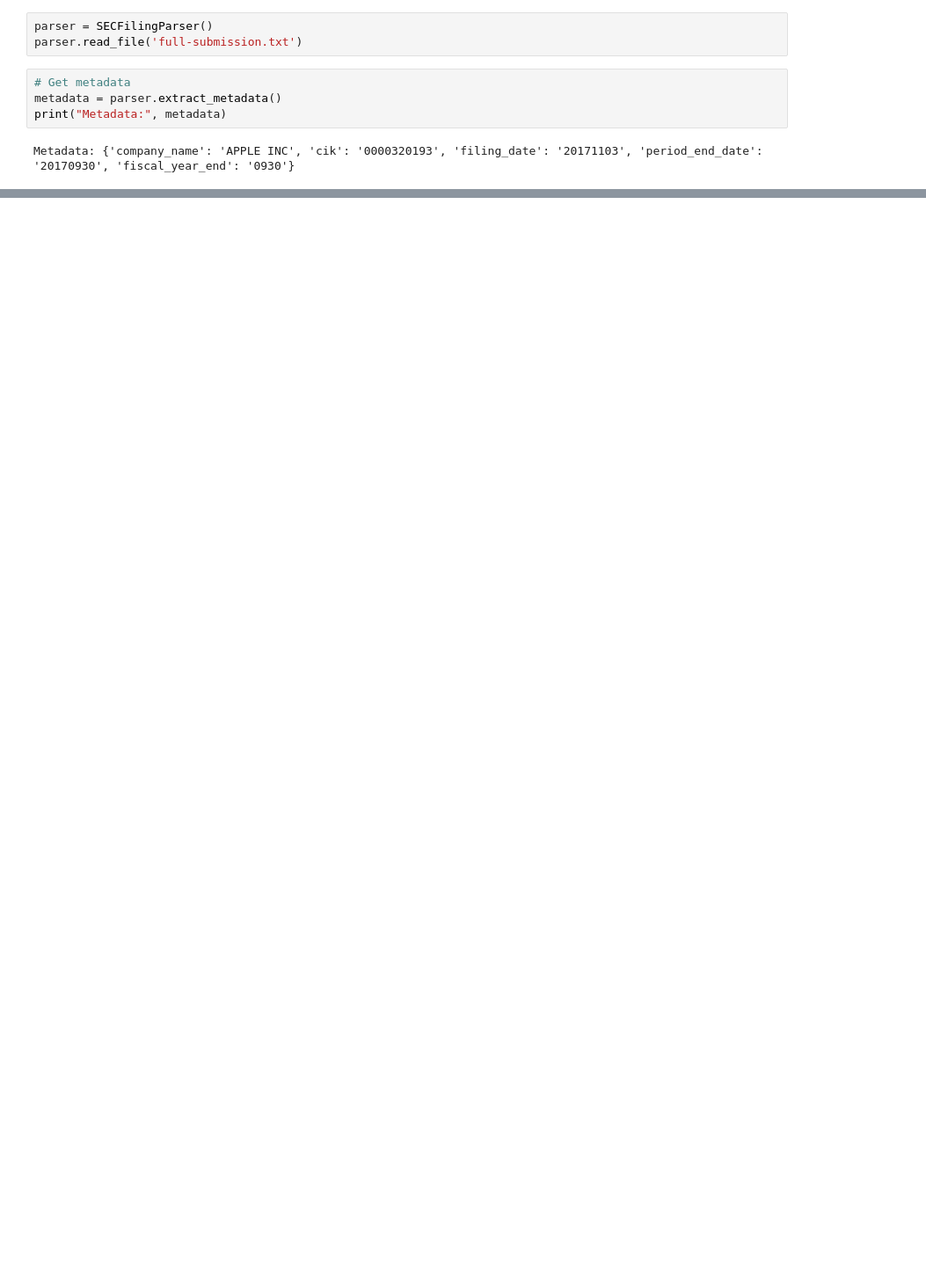
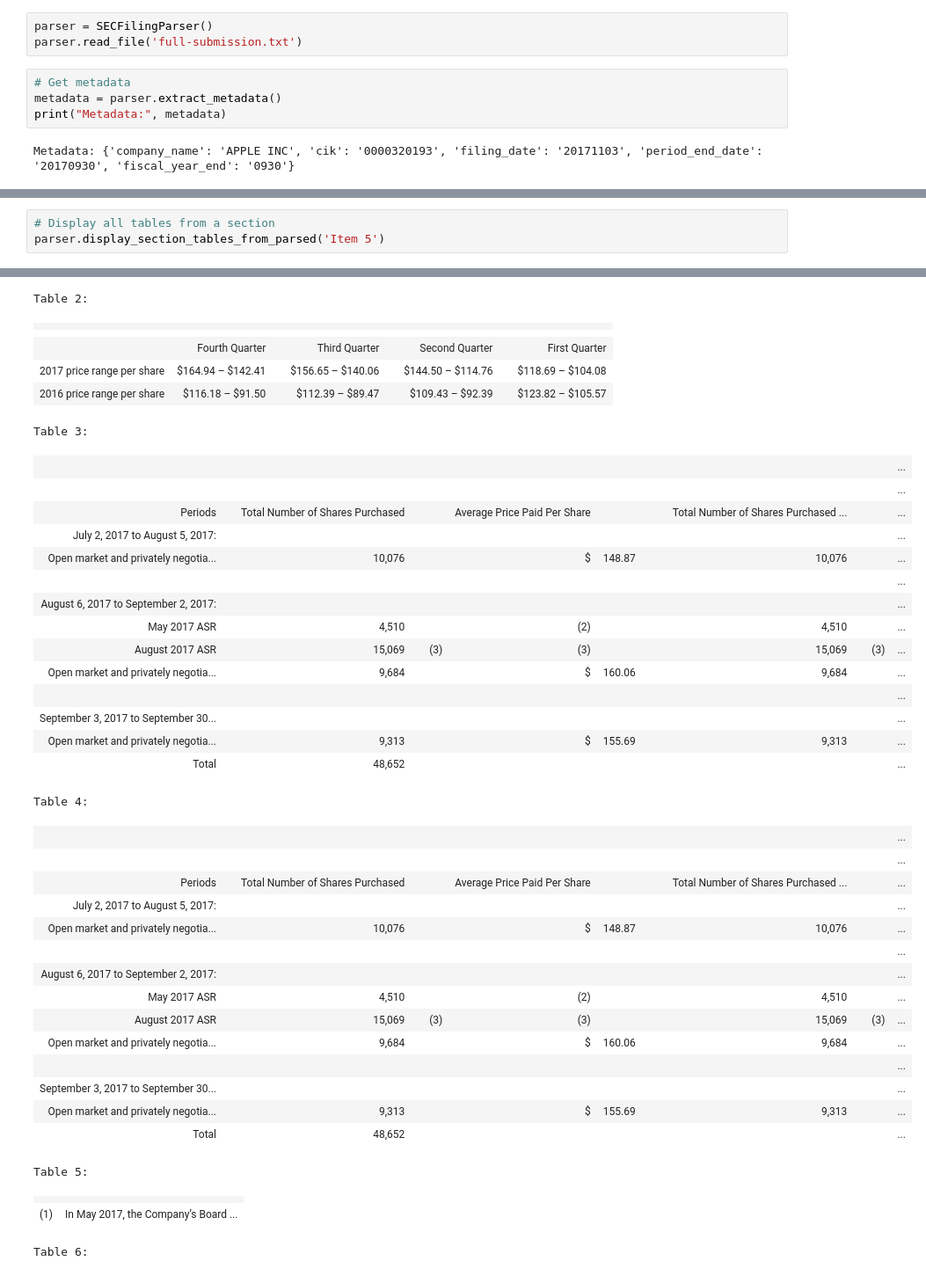
Before and after one commit to robsmith155/maven-enterprise-rag, a Jupyter notebook: process-sec-reports.ipynb, the cells around one changed output, grey strips where cells are left out. Shown at 88% size. Drawn from its saved outputs; the diff is of its cells as text; blank space fills up the shorter version.

```diff
--- a/process-sec-reports.ipynb
+++ b/process-sec-reports.ipynb
@@ -351,0 +188,4 @@ Table 6:
+# %%
+# Display all tables from a section
+parser.display_section_tables_from_parsed('Item 5')
+# %% [output]
@@ -351,0 +200,40 @@ Table 6:
+Table 2:
+|  |  |  |  |  |  |  |  |
+|  |  |  |  |  |  |  |  |
+|  | Fourth Quarter |  | Third Quarter |  | Second Quarter |  | First Quarter |
+| 2017 price range per share | $164.94 – $142.41 |  | $156.65 – $140.06 |  | $144.50 – $114.76 |  | $118.69 – $104.08 |
+| 2016 price range per share | $116.18 – $91.50 |  | $112.39 – $89.47 |  | $109.43 – $92.39 |  | $123.82 – $105.57 |
+Table 3:
+|  |  |  |  |  |  |  |  |  |  |  |  | ... |
+|  |  |  |  |  |  |  |  |  |  |  |  | ... |
+| Periods |  | Total Number of Shares Purchased |  |  | Average Price Paid Per Share |  |  |  | Total Number of Shares Purchased ... |  |  | ... |
+| July 2, 2017 to August 5, 2017: |  |  |  |  |  |  |  |  |  |  |  | ... |
+| Open market and privately negotia... |  | 10,076 |  |  | $ | 148.87 |  |  | 10,076 |  |  | ... |
+|  |  |  |  |  |  |  |  |  |  |  |  | ... |
+| August 6, 2017 to September 2, 2017: |  |  |  |  |  |  |  |  |  |  |  | ... |
+| May 2017 ASR |  | 4,510 |  |  | (2) |  |  |  | 4,510 |  |  | ... |
+| August 2017 ASR |  | 15,069 |  | (3) | (3) |  |  |  | 15,069 |  | (3) | ... |
+| Open market and privately negotia... |  | 9,684 |  |  | $ | 160.06 |  |  | 9,684 |  |  | ... |
+|  |  |  |  |  |  |  |  |  |  |  |  | ... |
+| September 3, 2017 to September 30... |  |  |  |  |  |  |  |  |  |  |  | ... |
+| Open market and privately negotia... |  | 9,313 |  |  | $ | 155.69 |  |  | 9,313 |  |  | ... |
+| Total |  | 48,652 |  |  |  |  |  |  |  |  |  | ... |
+Table 4:
+|  |  |  |  |  |  |  |  |  |  |  |  | ... |
+|  |  |  |  |  |  |  |  |  |  |  |  | ... |
+| Periods |  | Total Number of Shares Purchased |  |  | Average Price Paid Per Share |  |  |  | Total Number of Shares Purchased ... |  |  | ... |
+| July 2, 2017 to August 5, 2017: |  |  |  |  |  |  |  |  |  |  |  | ... |
+| Open market and privately negotia... |  | 10,076 |  |  | $ | 148.87 |  |  | 10,076 |  |  | ... |
+|  |  |  |  |  |  |  |  |  |  |  |  | ... |
+| August 6, 2017 to September 2, 2017: |  |  |  |  |  |  |  |  |  |  |  | ... |
+| May 2017 ASR |  | 4,510 |  |  | (2) |  |  |  | 4,510 |  |  | ... |
+| August 2017 ASR |  | 15,069 |  | (3) | (3) |  |  |  | 15,069 |  | (3) | ... |
+| Open market and privately negotia... |  | 9,684 |  |  | $ | 160.06 |  |  | 9,684 |  |  | ... |
+|  |  |  |  |  |  |  |  |  |  |  |  | ... |
+| September 3, 2017 to September 30... |  |  |  |  |  |  |  |  |  |  |  | ... |
+| Open market and privately negotia... |  | 9,313 |  |  | $ | 155.69 |  |  | 9,313 |  |  | ... |
+| Total |  | 48,652 |  |  |  |  |  |  |  |  |  | ... |
+Table 5:
+|  |  |
+| (1) | In May 2017, the Company’s Board ... |
+Table 6:
```
Also changed, not shown: parts of 22 cells of this notebook, 7 other files.
